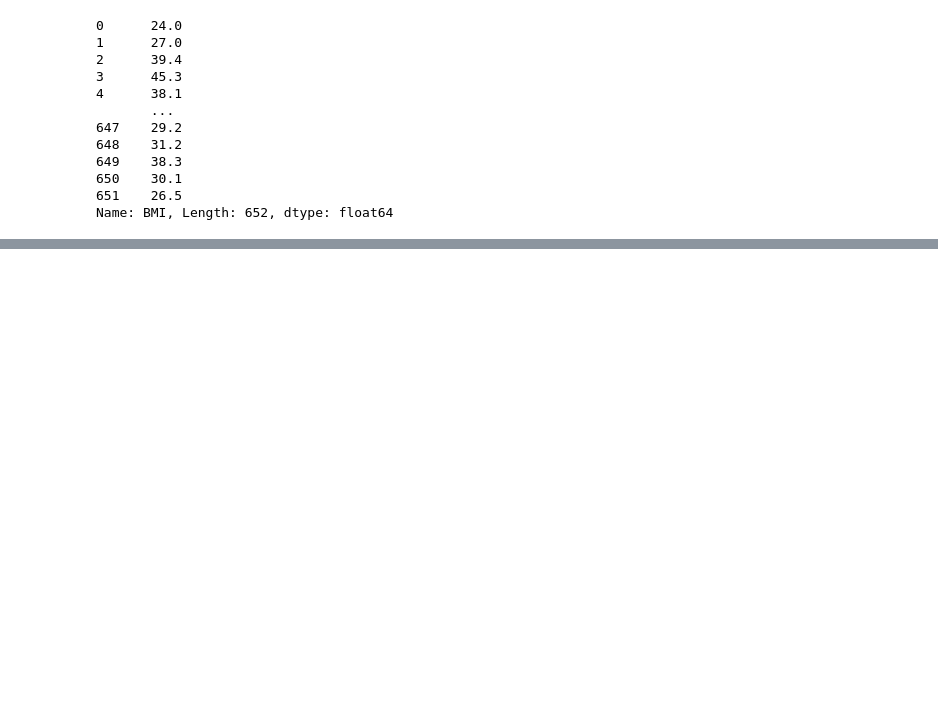
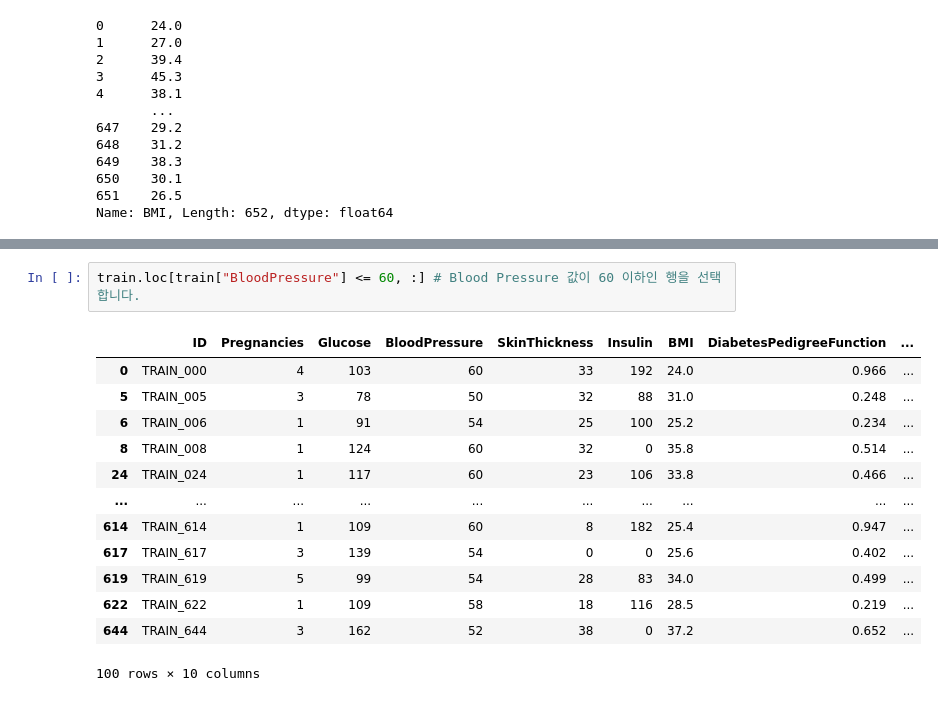
Before and after one commit to hundong2/machine_learning, a Jupyter notebook: MachineLearningExample/Test1/test1.ipynb, the cells around one changed output, grey strips where cells are left out. Drawn from its saved outputs; the diff is of its cells as text; blank space fills up the shorter version.

```diff
--- a/MachineLearningExample/Test1/test1.ipynb
+++ b/MachineLearningExample/Test1/test1.ipynb
@@ -648,0 +766,16 @@ Name: BMI, Length: 652, dtype: float64
+# %%
+train.loc[train["BloodPressure"] <= 60, :] # Blood Pressure 값이 60 이하인 행을 선택합니다.
+# %% [output]
+|  | ID | Pregnancies | Glucose | BloodPressure | SkinThickness | Insulin | BMI | DiabetesPedigreeFunction | ... |
+| 0 | TRAIN_000 | 4 | 103 | 60 | 33 | 192 | 24.0 | 0.966 | ... |
+| 5 | TRAIN_005 | 3 | 78 | 50 | 32 | 88 | 31.0 | 0.248 | ... |
+| 6 | TRAIN_006 | 1 | 91 | 54 | 25 | 100 | 25.2 | 0.234 | ... |
+| 8 | TRAIN_008 | 1 | 124 | 60 | 32 | 0 | 35.8 | 0.514 | ... |
+| 24 | TRAIN_024 | 1 | 117 | 60 | 23 | 106 | 33.8 | 0.466 | ... |
+| ... | ... | ... | ... | ... | ... | ... | ... | ... | ... |
+| 614 | TRAIN_614 | 1 | 109 | 60 | 8 | 182 | 25.4 | 0.947 | ... |
+| 617 | TRAIN_617 | 3 | 139 | 54 | 0 | 0 | 25.6 | 0.402 | ... |
+| 619 | TRAIN_619 | 5 | 99 | 54 | 28 | 83 | 34.0 | 0.499 | ... |
+| 622 | TRAIN_622 | 1 | 109 | 58 | 18 | 116 | 28.5 | 0.219 | ... |
+| 644 | TRAIN_644 | 3 | 162 | 52 | 38 | 0 | 37.2 | 0.652 | ... |
+100 rows × 10 columns
```
Also changed, not shown: parts of 67 cells of this notebook, 11 other files.
